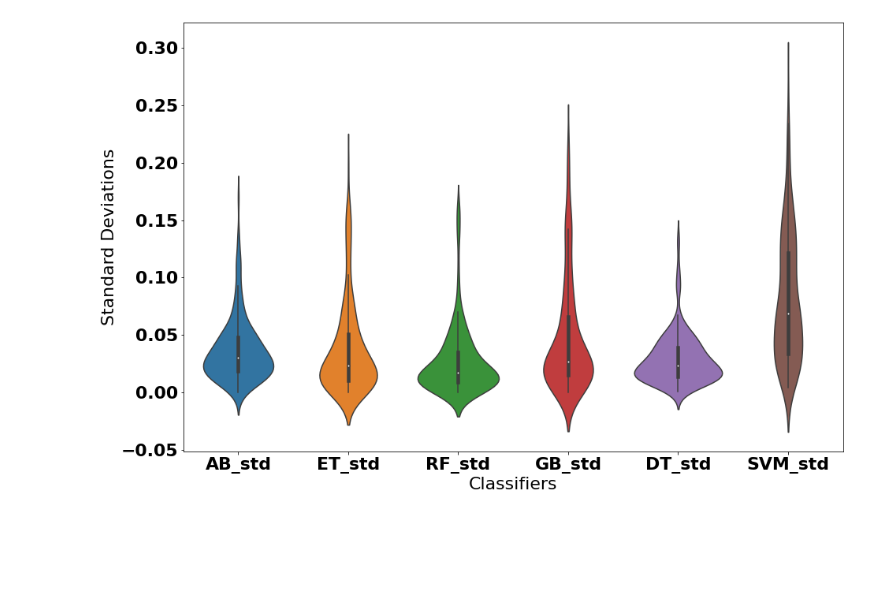
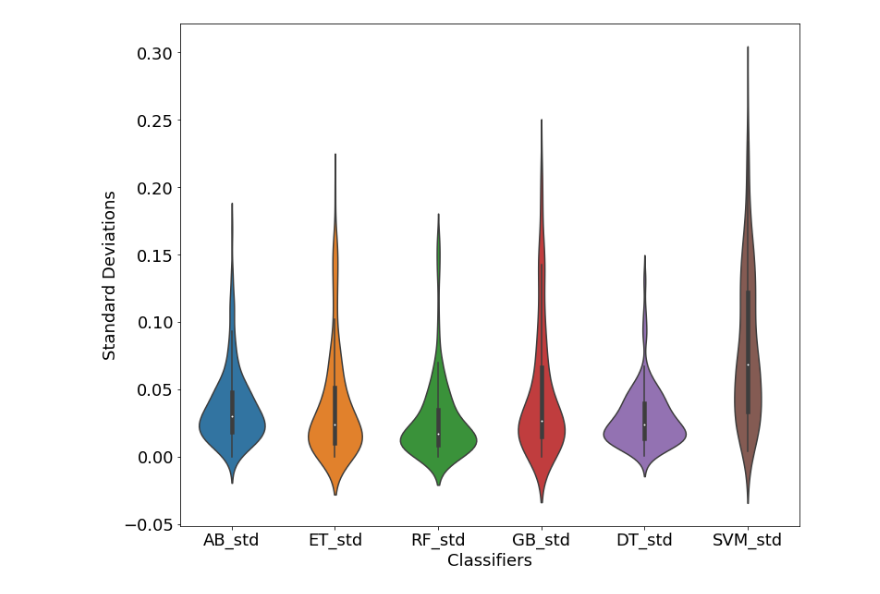
Before and after one commit to DataSystemsGroupUT/HyperParameterTunability, a Jupyter notebook: notebooks/std_plots.ipynb, the cells around one changed output. Drawn from its saved outputs; the diff is of its cells as text; code cells hidden in the pictures; blank space fills up the shorter version.

Commit message:
updating all plots

```diff
--- a/notebooks/std_plots.ipynb
+++ b/notebooks/std_plots.ipynb
@@ -18,10 +18,10 @@ matplotlib.rc('font', **font)
 # %%
 df=pd.read_csv('../output_csv/cls_statistic.csv')
 model_list=["AB_std","ET_std","RF_std","GB_std","DT_std","SVM_std"]
-plt.figure(figsize=(15,10))
+plt.figure(figsize=(12,10))
 sns.violinplot(data=df[model_list],orient="v")
 plt.ylabel("Standard Deviations")
 plt.xlabel("Classifiers");
-plt.savefig("../output_plots/standard_deviations.png")
+plt.savefig("../output_plots/standard_deviations.pdf" ,bbox_inches = 'tight',pad_inches = 0, format='pdf')
 # %% [output]
-[figure, old version]
+[figure, new version]
```
Also changed, not shown: parts of 1 cell of this notebook, 36 other files.
